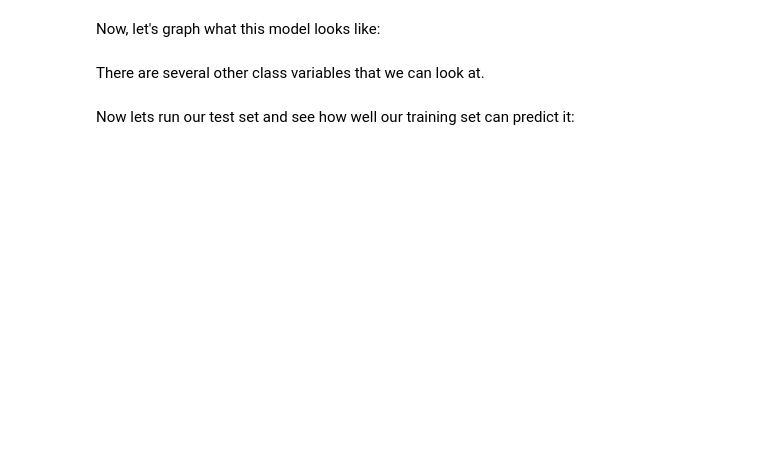
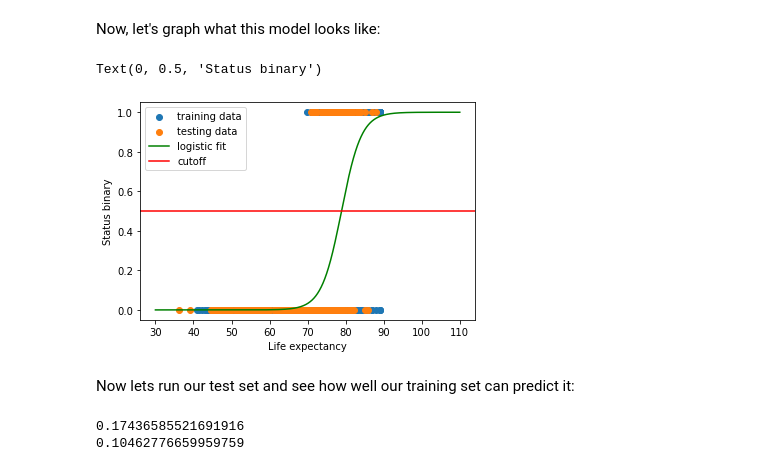
Before and after one commit to UWStemSubML2022/Regression, a Jupyter notebook: Regression.ipynb, the cells around one changed output. Saved outputs shown, nothing was run; the diff lists cells and outputs as text; code cells hidden in the pictures; blank space fills up the shorter version.

```diff
--- a/Regression.ipynb
+++ b/Regression.ipynb
@@ -264,7 +307,21 @@ Now we can create the LogisticRegression model and fit our data.
 Now, let's graph what this model looks like:
 # %%
 from scipy.special import expit
-# %% [markdown]
-There are several other class variables that we can look at.
+# %%
+x_line = np.linspace(30,110,1000)
+y_line = x_line * logreg.coef_ + logreg.intercept_
+# %%
+sigmoid = expit(y_line)
+# %%
+plt.scatter(x_train, y_train, label="training data")
+plt.scatter(x_test, y_test, label="testing data")
+plt.plot(x_line,sigmoid.ravel(),c="green", label = "logistic fit")
+plt.axhline(.5, color="red", label="cutoff")
+plt.legend()
+plt.xlabel("Life expectancy")
+plt.ylabel("Status binary")
+# %% [output]
+Text(0, 0.5, 'Status binary')
+[figure, added]
 # %% [markdown]
 Now lets run our test set and see how well our training set can predict it:
@@ -270,0 +330,6 @@ Now lets run our test set and see how well our training set can predict it:
+# %%
+print(r2_score(y_test, y_pred))
+print(mean_squared_error(y_test, y_pred))
+# %% [output]
+0.17436585521691916
+0.10462776659959759
```
Also changed, not shown: parts of 39 cells of this notebook.
